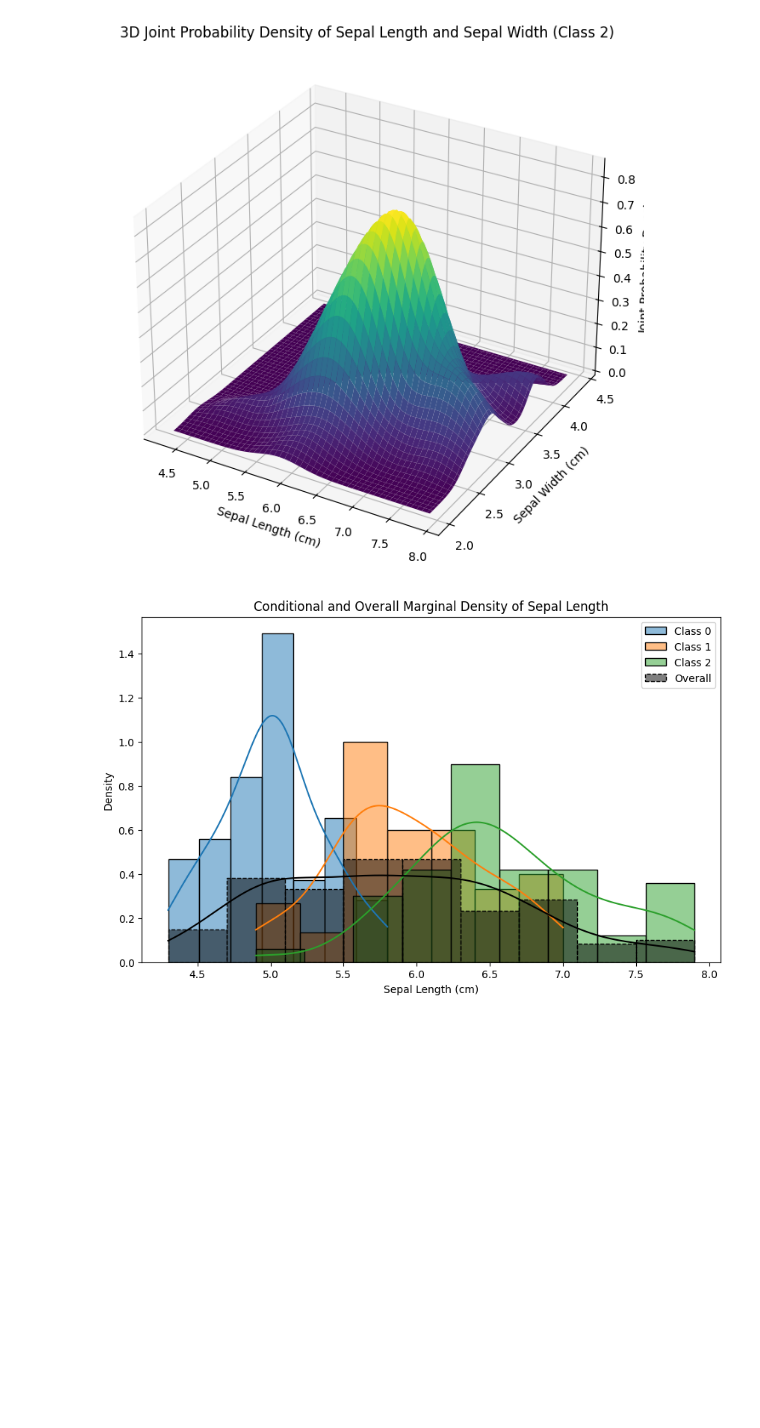
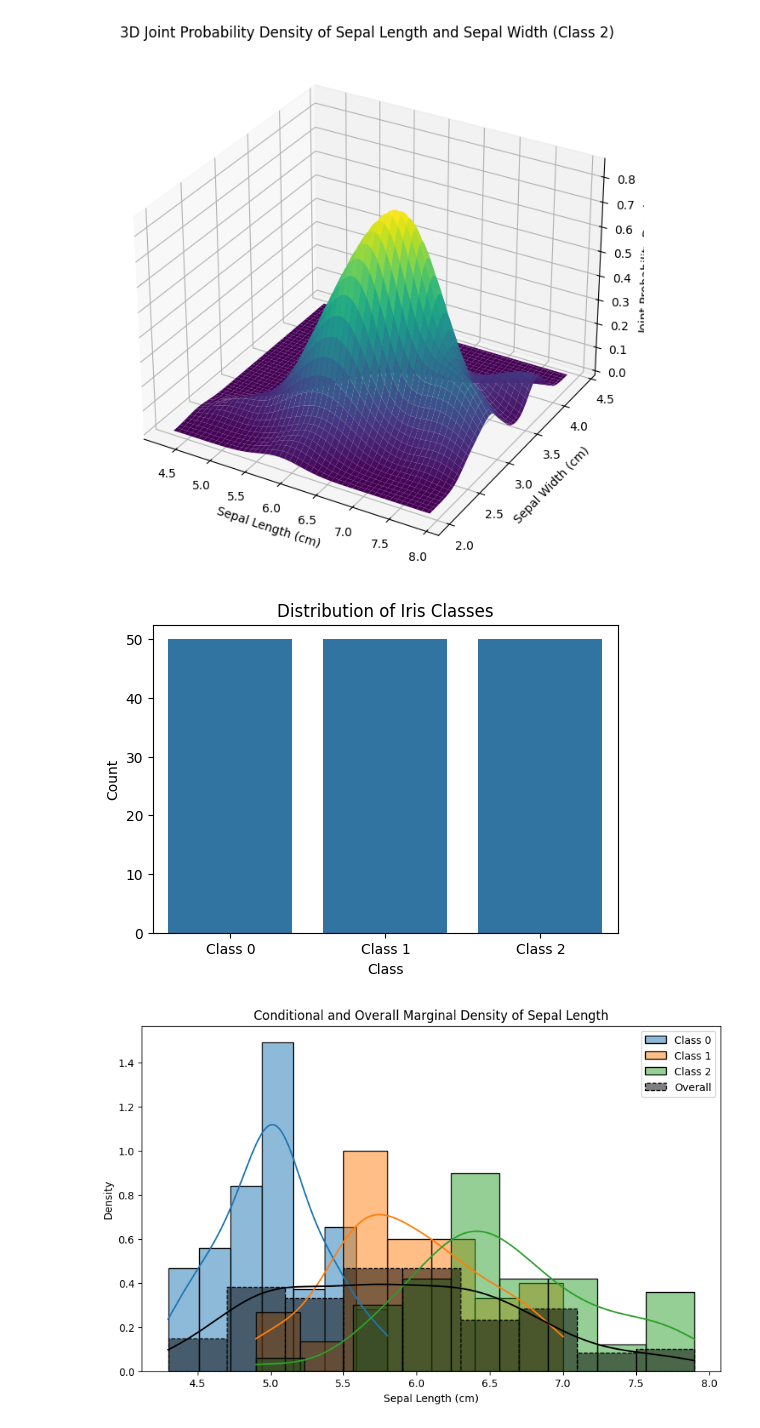
Before and after one commit to 23f1002944/EDA-Probability-Distributions, a Jupyter notebook: Iris_Dataset_analysis.ipynb, the cells around one changed output. Drawn from its saved outputs; the diff is of its cells as text; code cells hidden in the pictures; blank space fills up the shorter version.

```diff
--- a/Iris_Dataset_analysis.ipynb
+++ b/Iris_Dataset_analysis.ipynb
@@ -275,6 +275,20 @@ for target_class in unique_targets:
 [figure]
 [figure]
 [figure]
+# %%
+import seaborn as sns
+import matplotlib.pyplot as plt
+
+# Plot the distribution of the target variable (Class)
+plt.figure(figsize=(6, 4))
+sns.countplot(x='target', data=df)
+plt.title('Distribution of Iris Classes')
+plt.xlabel('Class')
+plt.ylabel('Count')
+plt.xticks(ticks=[0, 1, 2], labels=['Class 0', 'Class 1', 'Class 2']) # Label the x-axis ticks with class names
+plt.show()
+# %% [output]
+[figure, added]
 # %%
 import seaborn as sns
 import matplotlib.pyplot as plt
```
Also changed, not shown: parts of 1 cell of this notebook.
